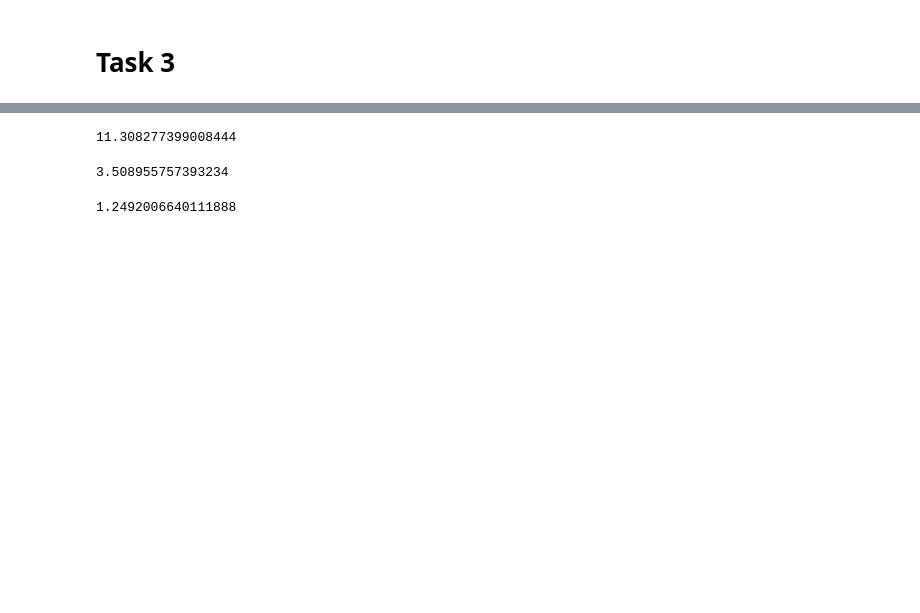
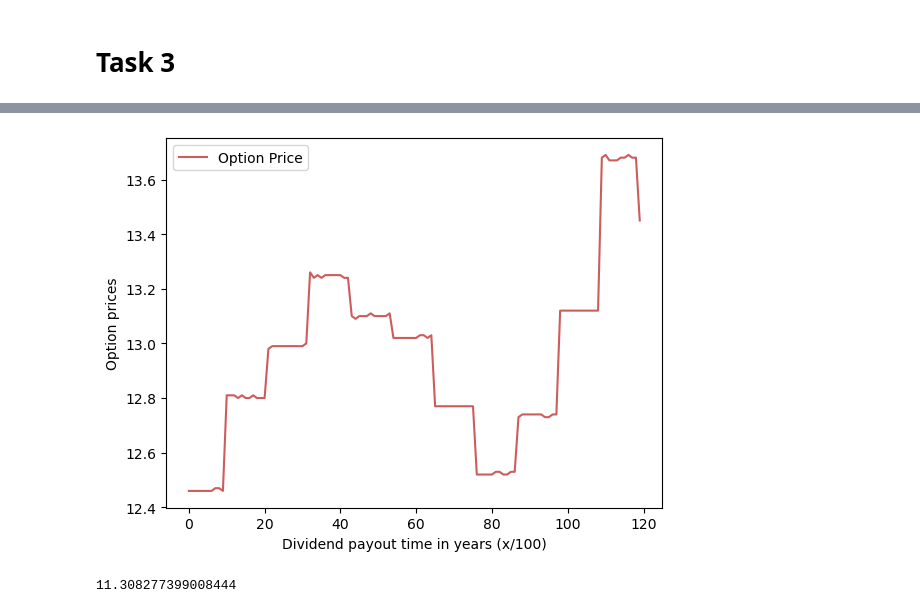
Before and after one commit to DataJakob/Various-School-Projects, a Jupyter notebook: Project_Evaluation_and_Finance/deliverable.ipynb, the cells around one changed output, grey strips where cells are left out. Saved outputs shown, nothing was run; the diff lists cells and outputs as text; code cells hidden in the pictures; blank space fills up the shorter version.

```diff
--- a/Project_Evaluation_and_Finance/deliverable.ipynb
+++ b/Project_Evaluation_and_Finance/deliverable.ipynb
@@ -275 +291,19 @@ p
+# %%
+price_list = []
+for i in range(1,121,1):
+    itTree = BinPriMod(100, 95, 0.25, 1, 1/11, 0.05, 'Call', 'American')
+    itTree.set_dividends(cont=False, cont_rate=0, TD=i/120, amount=10)
+    itTree.storage_values(False)
+    itTree.PrepaidForwad(False)
+    itTree.storage_prices(False)
+    price_list.append(itTree.storage_prices()[-1])
+
+
+plt.plot(price_list, color='indianred', label='Option Price')
+plt.xlabel('Dividend payout time in years (x/100)')
+plt.ylabel('Option prices')
+plt.legend()
+plt.show()
+# %% [output]
+[figure, added]
 # %%
@@ -299,8 +329,0 @@ def price(p,ou,od,disc):
-# %%
-p*od
-# %% [output]
-3.508955757393234
-# %%
-u
-# %% [output]
-1.2492006640111888
```
Also changed, not shown: parts of 21 cells of this notebook, 4 other files.
